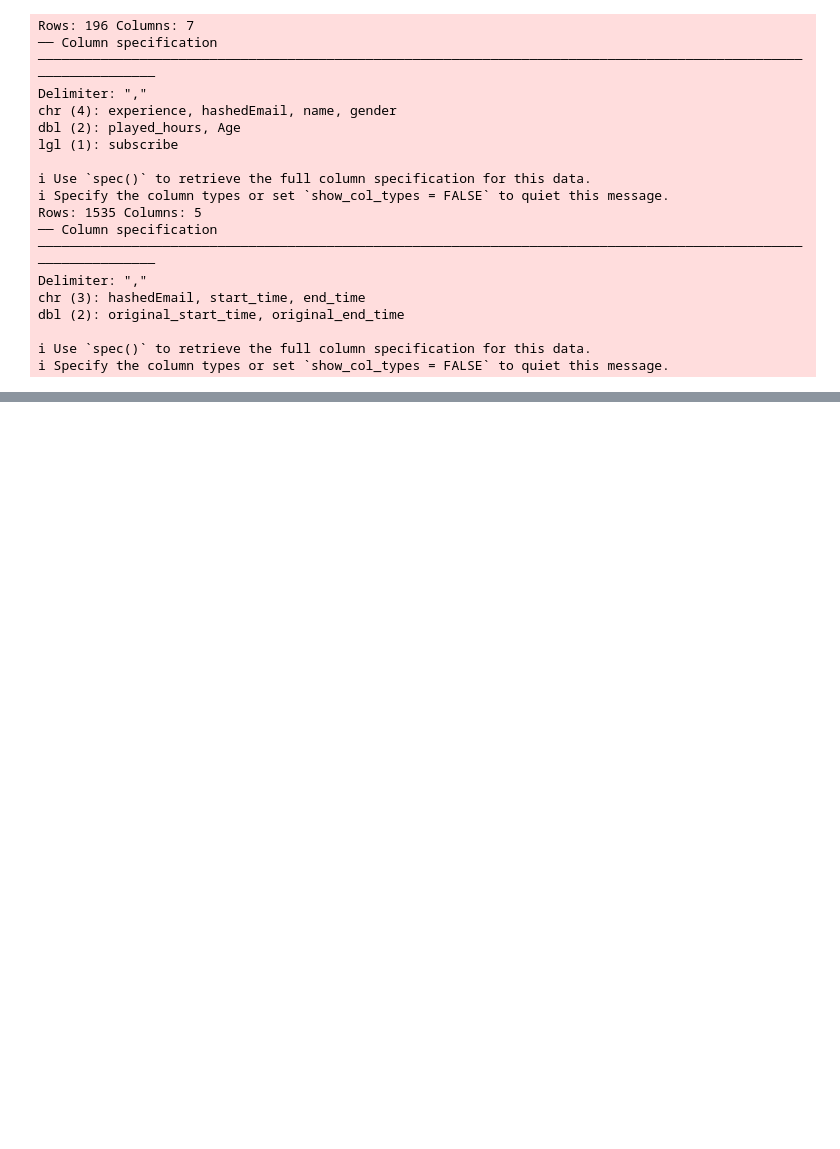
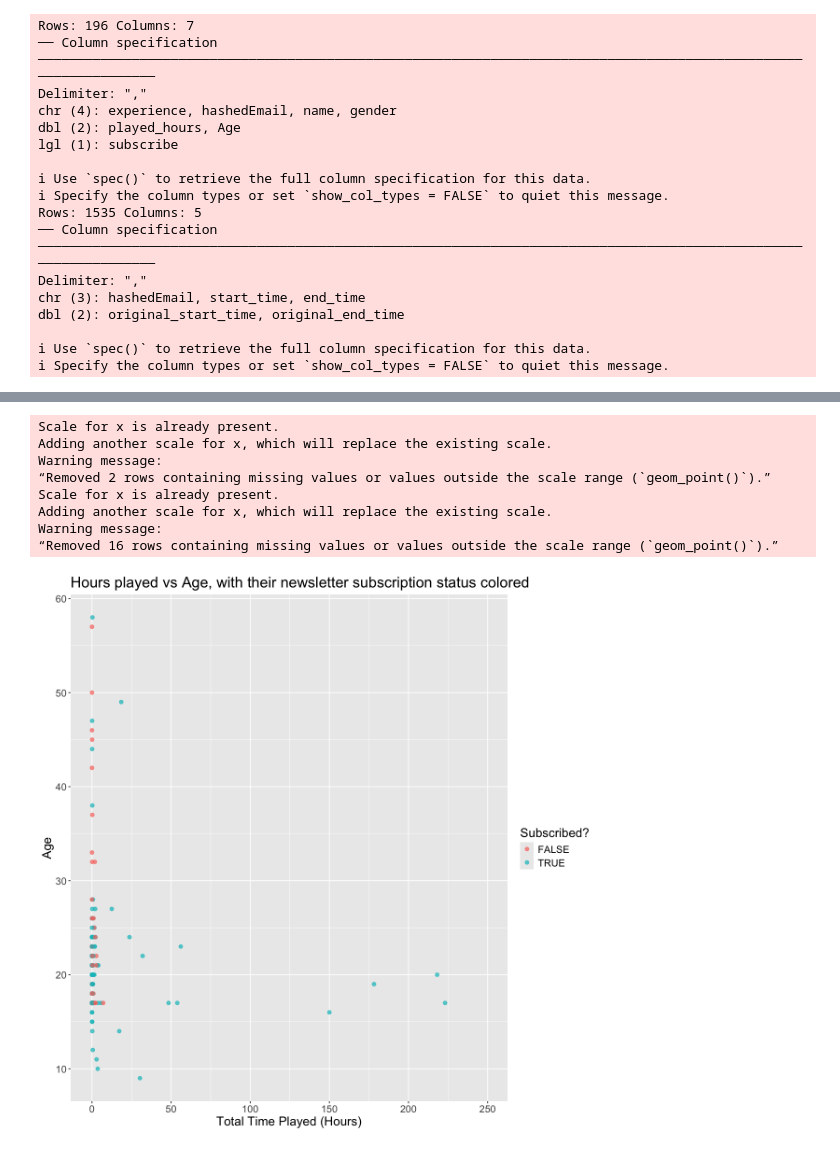
Before and after one commit to avahbot/dsci-100-term-project, a Jupyter notebook: planning_report.ipynb, the cells around one changed output, grey strips where cells are left out. Cells and saved outputs as stored; diff of their text form; code cells hidden in the pictures; blank space fills up the shorter version.

```diff
--- a/planning_report.ipynb
+++ b/planning_report.ipynb
@@ -87,0 +124,24 @@ dbl (2): original_start_time, original_end_time
+# %%
+# Does play time of player and age affect their likelihood of subscribing?
+options(repr.plot.width = 10, repr.plot.height = 10)
+
+playtime_age_subscribed_plot <- players |> ggplot(aes(x = PlayedHours, y = Age, color = Subscribe)) +
+    geom_point(size = 2, alpha = 0.7) +
+    labs(x = "Total Time Played (Hours)", y = "Age", color = "Subscribed?") +
+    ggtitle("Hours played vs Age, with their newsletter subscription status colored") +
+    theme(text = element_text(size = 16)) +
+    scale_x_log10()
+
+playtime_age_subscribed_plot + xlim(-1, 250)
+
+playtime_age_subscribed_plot + xlim(-0.1, 6)
+# %% [output]
+Scale for x is already present.
+Adding another scale for x, which will replace the existing scale.
+Warning message:
+“Removed 2 rows containing missing values or values outside the scale range (`geom_point()`).”
+Scale for x is already present.
+Adding another scale for x, which will replace the existing scale.
+Warning message:
+“Removed 16 rows containing missing values or values outside the scale range (`geom_point()`).”
+[figure, added]
```
Also changed, not shown: parts of 9 cells of this notebook.
